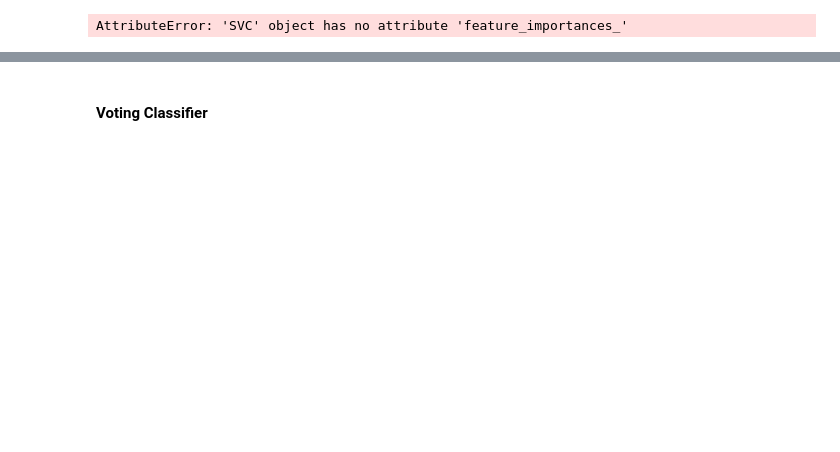
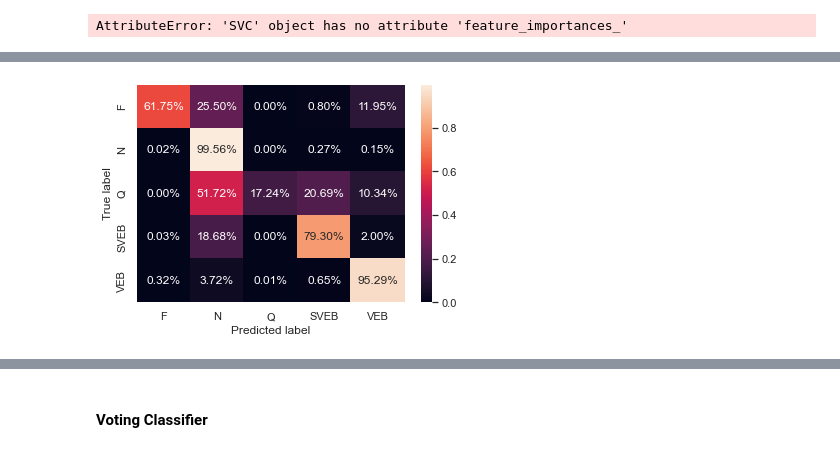
Before and after one commit to a-smaruj/ML_Project_Arrhythmia_Classification, a Jupyter notebook: main.ipynb, the cells around one changed output, grey strips where cells are left out. Drawn from its saved outputs; the diff is of its cells as text; code cells hidden in the pictures; blank space fills up the shorter version.

```diff
--- a/main.ipynb
+++ b/main.ipynb
@@ -935,0 +973,11 @@ print(classification_report(y_test,grid_predictions))
+# %%
+types=np.unique(y_test.values)
+conf_matrix=pd.DataFrame(confusion_matrix(y_test, y_pred, labels=types), columns=types, index=types)
+percentage=conf_matrix.div(conf_matrix.sum(axis=1), axis=0)
+percentage = percentage.fillna(0)
+plt.figure(figsize=(6, 4))
+sns.heatmap(percentage, fmt='.2%', annot=True, annot_kws={"size": 12})
+plt.xlabel("Predicted label");
+plt.ylabel("True label");
+# %% [output]
+[figure, added]
```
Also changed, not shown: parts of 26 cells of this notebook.
